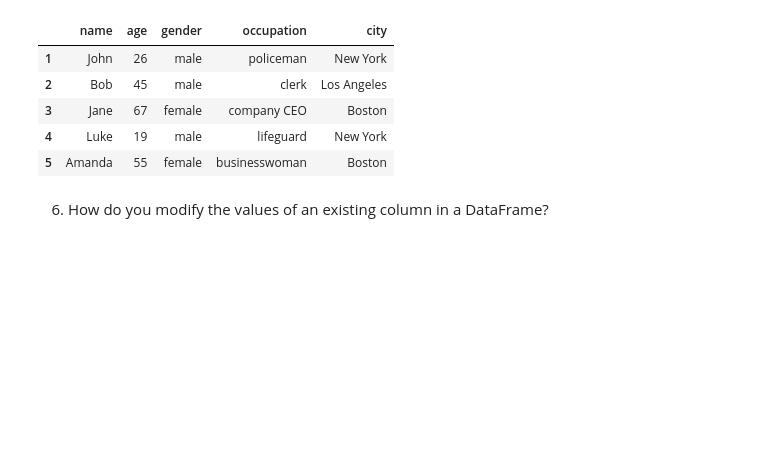
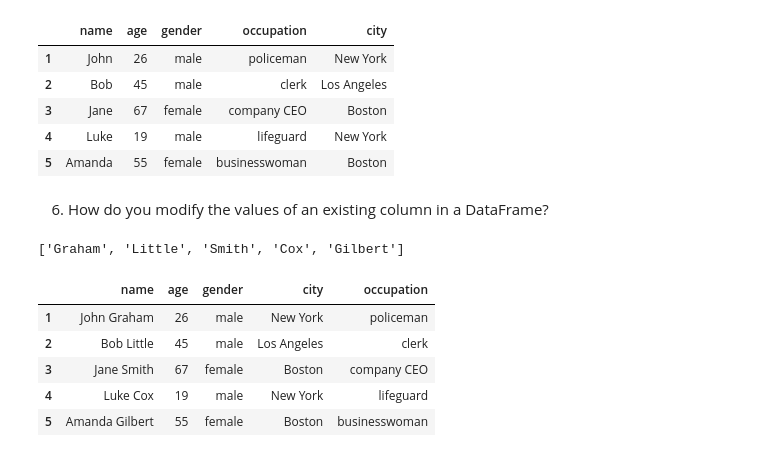
Before and after one commit to jordanriver/DScourse, a Jupyter notebook: Homework/week4_ex_jordan.ipynb, the cells around one changed output. Cells and saved outputs as stored; diff of their text form; code cells hidden in the pictures; blank space fills up the shorter version.

```diff
--- a/Homework/week4_ex_jordan.ipynb
+++ b/Homework/week4_ex_jordan.ipynb
@@ -135,3 +135,20 @@ my_df[['name', 'age', 'gender', 'occupation', 'city']]
 | 5 | Amanda | 55 | female | businesswoman | Boston |
 # %% [markdown]
 6. How do you modify the values of an existing column in a DataFrame?
+# %%
+from faker import Faker
+fake = Faker()
+last_names = [fake.last_name() for _ in range(5)]
+last_names
+# %% [output]
+['Graham', 'Little', 'Smith', 'Cox', 'Gilbert']
+# %%
+my_df['name'] = my_df['name'] + ' ' + last_names
+my_df
+# %% [output]
+|  | name | age | gender | city | occupation |
+| 1 | John Graham | 26 | male | New York | policeman |
+| 2 | Bob Little | 45 | male | Los Angeles | clerk |
+| 3 | Jane Smith | 67 | female | Boston | company CEO |
+| 4 | Luke Cox | 19 | male | New York | lifeguard |
+| 5 | Amanda Gilbert | 55 | female | Boston | businesswoman |
```
Also changed, not shown: parts of 16 cells of this notebook.
